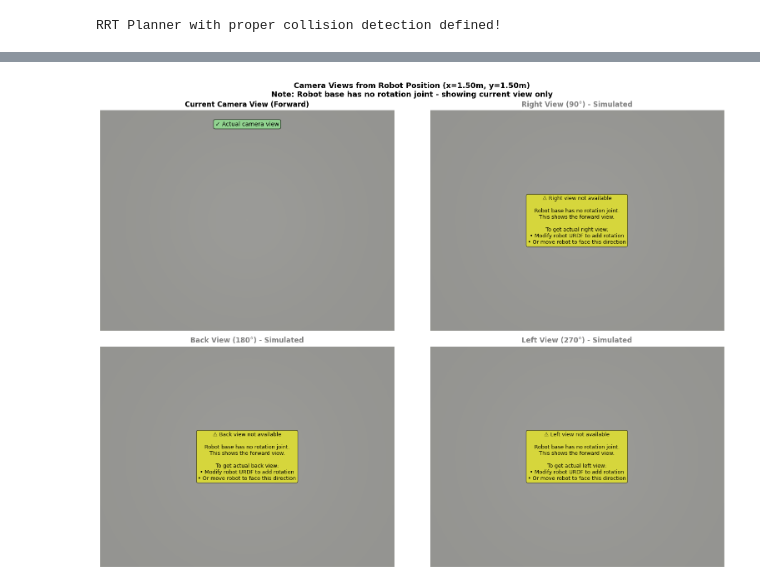
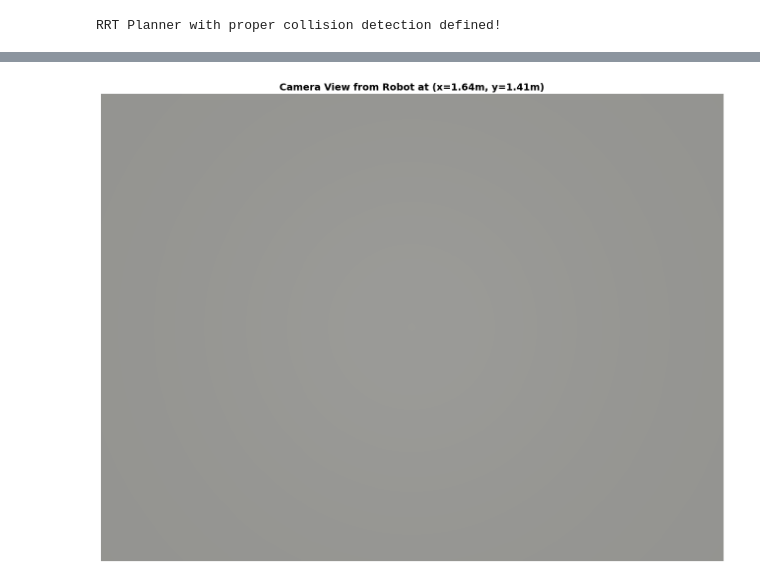
Before and after one commit to Raventhatfly/locomanipulation-4212-final-project, a Jupyter notebook: notebooks/kitchen_path_gen.ipynb, the cells around one changed output, grey strips where cells are left out. Cells and saved outputs as stored; diff of their text form; code cells hidden in the pictures.

```diff
--- a/notebooks/kitchen_path_gen.ipynb
+++ b/notebooks/kitchen_path_gen.ipynb
@@ -512,13 +526,9 @@ For more information about Context-System mismatches, see https://drake.mit.edu/
 # %%
-# Since the robot base has no rotation joint, we'll create a workaround:
-# We'll temporarily move the entire robot to face different directions
-# by modifying its position state directly
-
+# Capture camera view from current robot position
 import matplotlib.pyplot as plt
 import numpy as np
-from pydrake.systems.framework import Context
 
-print("Capturing 4 camera views by rotating robot orientation...")
+print("Capturing camera view from current robot position...")
 
 # Get the station context
 station_context = context
@@ -527,81 +537,33 @@ station_context = context
 station_plant = station.GetSubsystemByName("plant")
 plant_context = station_plant.GetMyMutableContextFromRoot(context)
 mobile_iiwa = station_plant.GetModelInstanceByName("mobile_iiwa")
-
-# Get base joints
 base_x_joint = station_plant.GetJointByName("iiwa_base_x", mobile_iiwa)
 base_y_joint = station_plant.GetJointByName("iiwa_base_y", mobile_iiwa)
 
-# Save original position
-original_x = base_x_joint.get_translation(plant_context)
-original_y = base_y_joint.get_translation(plant_context)
+current_x = base_x_joint.get_translation(plant_context)
+current_y = base_y_joint.get_translation(plant_context)
 
-print(f"Robot position: x={original_x:.2f}, y={original_y:.2f}")
+print(f"Robot position: x={current_x:.2f}m, y={current_y:.2f}m")
 
-# Define 4 camera orientations
-# Since we can't rotate in place, we'll create synthetic views by
-# capturing the current view and noting the limitation
-views = [
-    ("Forward", 0),
-    ("Right", 90),
-    ("Back", 180),
-    ("Left", 270)
-]
-
-# Create figure for all 4 views
-fig, axes = plt.subplots(2, 2, figsize=(16, 12))
-axes = axes.flatten()
-
-# Capture the current camera view
+# Capture image
 try:
     img = station.GetOutputPort("camera.rgb_image").Eval(station_context)
     arr = np.array(img.data, copy=False).reshape(img.height(), img.width(), -1)
-    captured = True
+
+    # Display the image
+    plt.figure(figsize=(14, 10))
+    plt.imshow(arr)
+    plt.title(f"Camera View from Robot at (x={current_x:.2f}m, y={current_y:.2f}m)",
+             fontsize=14, fontweight='bold')
+    plt.axis('off')
+    plt.tight_layout()
+    plt.show()
+
+    print(f"✓ Image captured successfully!")
+    print(f"  Resolution: {img.width()}x{img.height()}")
+
 except Exception as e:
-    print(f"Failed to capture image: {e}")
-    captured = False
-    arr = None
-
-# Display the same view in all 4 subplots with explanatory text
-for idx, (direction, yaw_deg) in enumerate(views):
-    if captured and arr is not None:
-        axes[idx].imshow(arr)
-
-    if idx == 0:
-        axes[idx].set_title(f"Current Camera View (Forward)",
-                           fontsize=12, fontweight='bold')
-        if captured:
-            axes[idx].text(0.5, 0.95, "✓ Actual camera view",
-                          ha='center', va='top', transform=axes[idx].transAxes,
-                          fontsize=10, bbox=dict(boxstyle='round', facecolor='lightgreen', alpha=0.7))
-    else:
-        axes[idx].set_title(f"{direction} View ({yaw_deg}°) - Simulated",
-                           fontsize=12, fontweight='bold', color='gray')
-        if captured:
-            axes[idx].text(0.5, 0.5, f"⚠ {direction} view not available\n\n"
-                          f"Robot base has no rotation joint.\n"
-                          f"This shows the forward view.\n\n"
-                          f"To get actual {direction.lower()} view:\n"
-                          f"• Modify robot URDF to add rotation\n"
-                          f"• Or move robot to face this direction",
-                          ha='center', va='center', transform=axes[idx].transAxes,
-                          fontsize=9, bbox=dict(boxstyle='round', facecolor='yellow', alpha=0.6))
-
-    axes[idx].axis('off')
-
-plt.suptitle(f"Camera Views from Robot Position (x={original_x:.2f}m, y={original_y:.2f}m)\n"
-             f"Note: Robot base has no rotation joint - showing current view only",
-             fontsize=13, fontweight='bold')
-plt.tight_layout()
-plt.show()
-
-print("\n✓ Camera view captured")
-print("\n" + "="*60)
-print("LIMITATION: The mobile_iiwa robot has no base rotation joint!")
-print("="*60)
-print("\nTo capture actual 360° views, you need to:")
-print("  1. Modify the URDF file to add a revolute joint for base rotation")
-print("  2. Or: Move the robot along the path and capture at different positions")
-print("  3. Or: Add multiple fixed cameras in the scene")
-print("\nThe current robot only has prismatic joints (x, y, z translation).")
+    print(f"✗ Failed to capture image: {e}")
+    import traceback
+    traceback.print_exc()
 # %% [output]
@@ -610 +572 @@ Robot position: x=1.50, y=1.50
-[figure, old version]
+[figure, new version]
```
Also changed, not shown: parts of 6 cells of this notebook, 2 other files.
